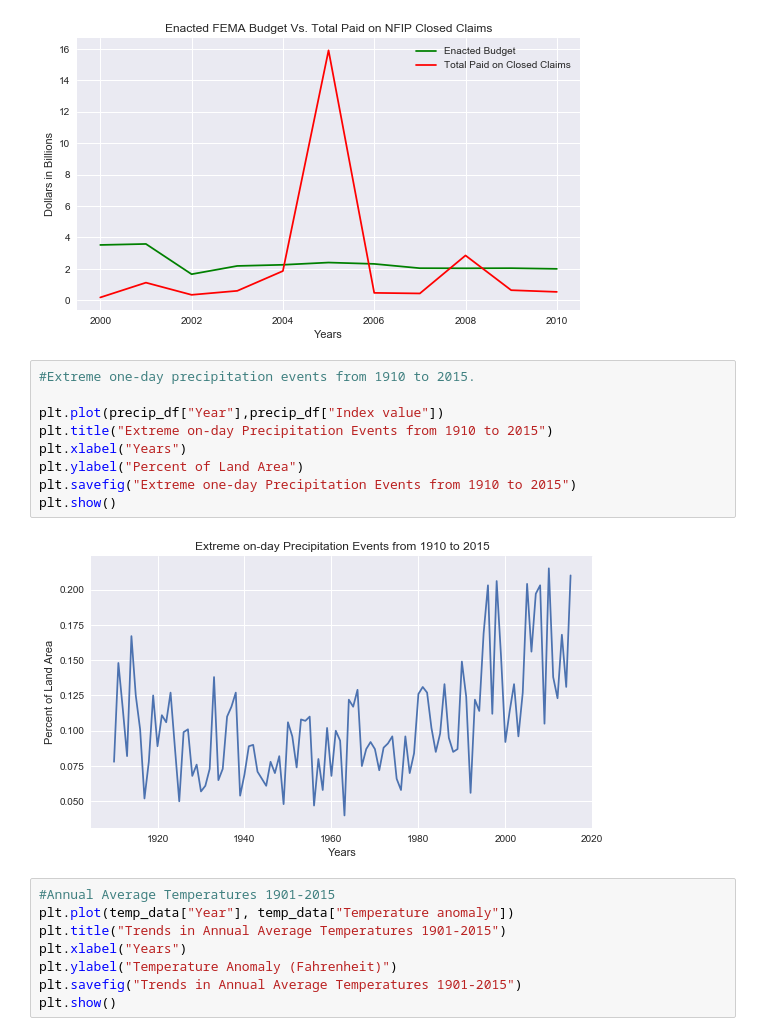
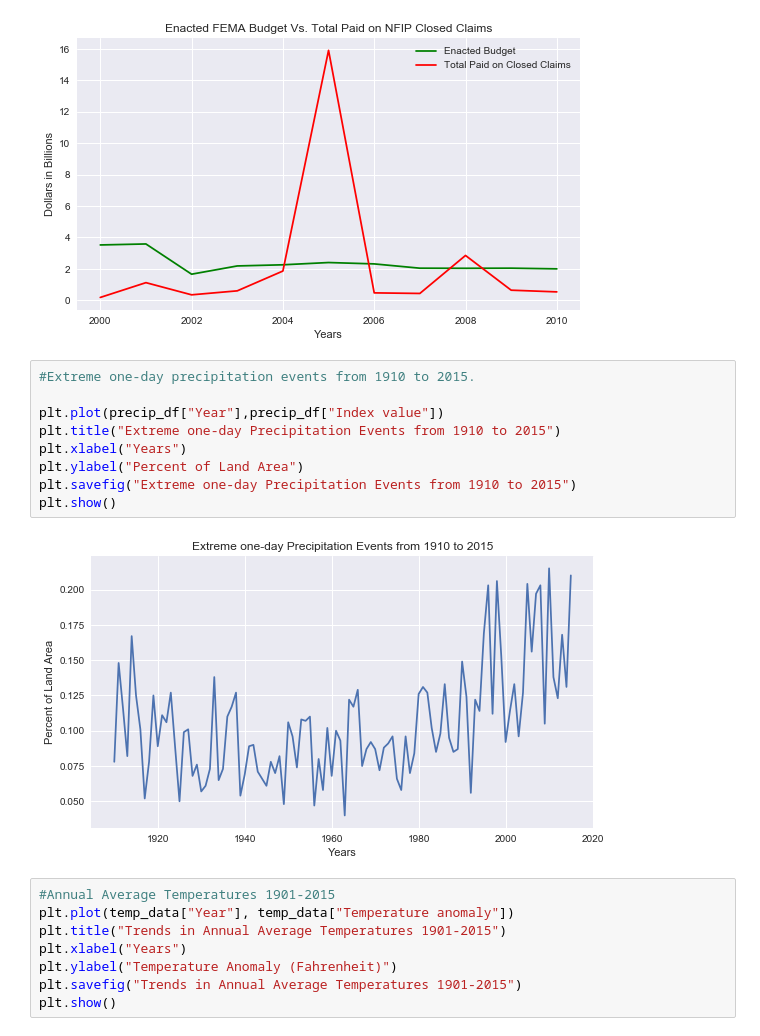
Before and after one commit to XiaoMYu/TheRainMaker, a Jupyter notebook: FEMA_data_Final.ipynb, the cells around one changed output. Cells and saved outputs as stored; diff of their text form.

Commit message:
Corrected file paths, and graph title

```diff
--- a/FEMA_data_Final.ipynb
+++ b/FEMA_data_Final.ipynb
@@ -224,14 +224,14 @@ plt.show()
 # %%
 #Extreme one-day precipitation events from 1910 to 2015.
 
 plt.plot(precip_df["Year"],precip_df["Index value"])
-plt.title("Extreme on-day Precipitation Events from 1910 to 2015")
+plt.title("Extreme one-day Precipitation Events from 1910 to 2015")
 plt.xlabel("Years")
 plt.ylabel("Percent of Land Area")
 plt.savefig("Extreme one-day Precipitation Events from 1910 to 2015")
 plt.show()
 # %% [output]
-[figure, old version]
+[figure, new version]
 # %%
 #Annual Average Temperatures 1901-2015
 plt.plot(temp_data["Year"], temp_data["Temperature anomaly"])
```
Also changed, not shown: parts of 3 cells of this notebook, 35 other files.
